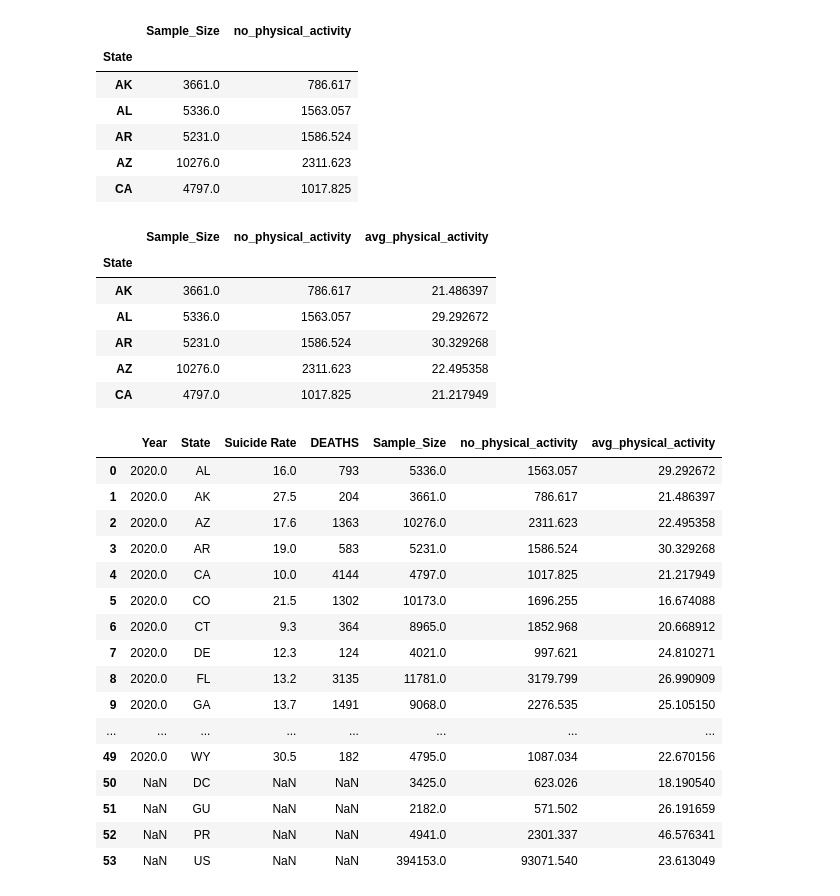
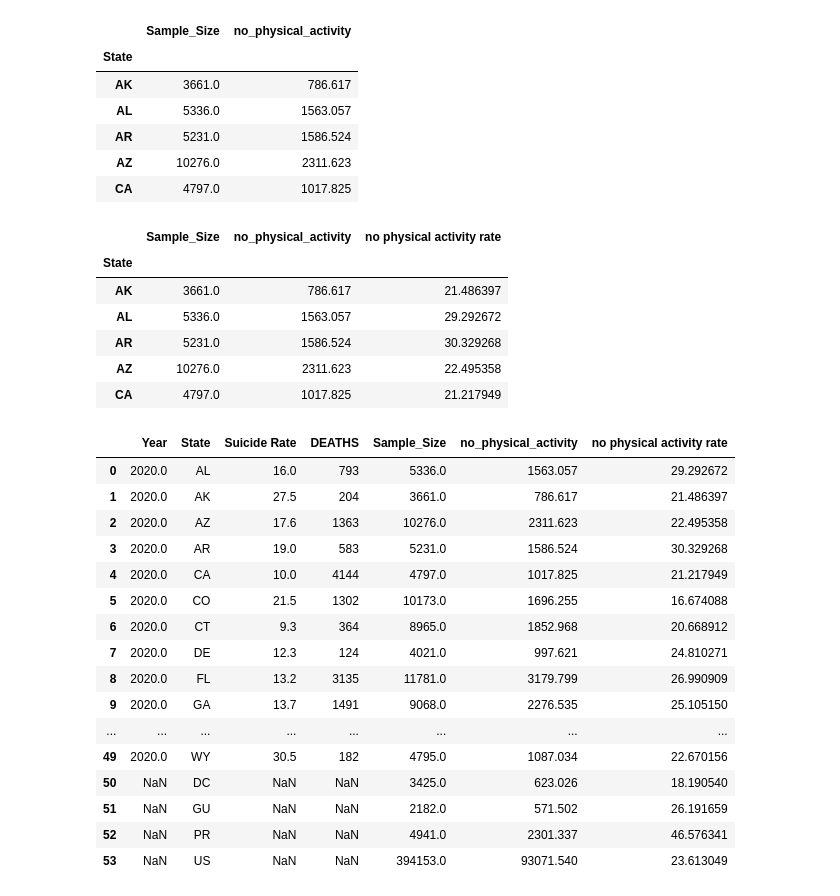
Before and after one commit to soobin83/Project1-Group2, a Jupyter notebook: project/Suicide/Soo.ipynb, the cells around one changed output. Drawn from its saved outputs; the diff is of its cells as text; code cells hidden in the pictures.

```diff
--- a/project/Suicide/Soo.ipynb
+++ b/project/Suicide/Soo.ipynb
@@ -127,11 +129,11 @@ total_people_2020.head()
 # %%
 avg_no_physical_activity_2020 = total_people_2020["no_physical_activity"] / total_people_2020["Sample_Size"] * 100
 
-total_people_2020["avg_physical_activity"] = avg_no_physical_activity_2020
+total_people_2020["no physical activity rate"] = avg_no_physical_activity_2020
 
 total_people_2020.head()
 # %% [output]
-|  | Sample_Size | no_physical_activity | avg_physical_activity |
+|  | Sample_Size | no_physical_activity | no physical activity rate |
 | State |  |  |  |
 | AK | 3661.0 | 786.617 | 21.486397 |
 | AL | 5336.0 | 1563.057 | 29.292672 |
@@ -146,7 +148,7 @@ merged_suicide_activity_2020_df = pd.merge(suicide_2020, total_people_2020, on=[
 
 merged_suicide_activity_2020_df
 # %% [output]
-|  | Year | State | Suicide Rate | DEATHS | Sample_Size | no_physical_activity | avg_physical_activity |
+|  | Year | State | Suicide Rate | DEATHS | Sample_Size | no_physical_activity | no physical activity rate |
 | 0 | 2020.0 | AL | 16.0 | 793 | 5336.0 | 1563.057 | 29.292672 |
 | 1 | 2020.0 | AK | 27.5 | 204 | 3661.0 | 786.617 | 21.486397 |
 | 2 | 2020.0 | AZ | 17.6 | 1363 | 10276.0 | 2311.623 | 22.495358 |
```
Also changed, not shown: parts of 24 cells of this notebook.
